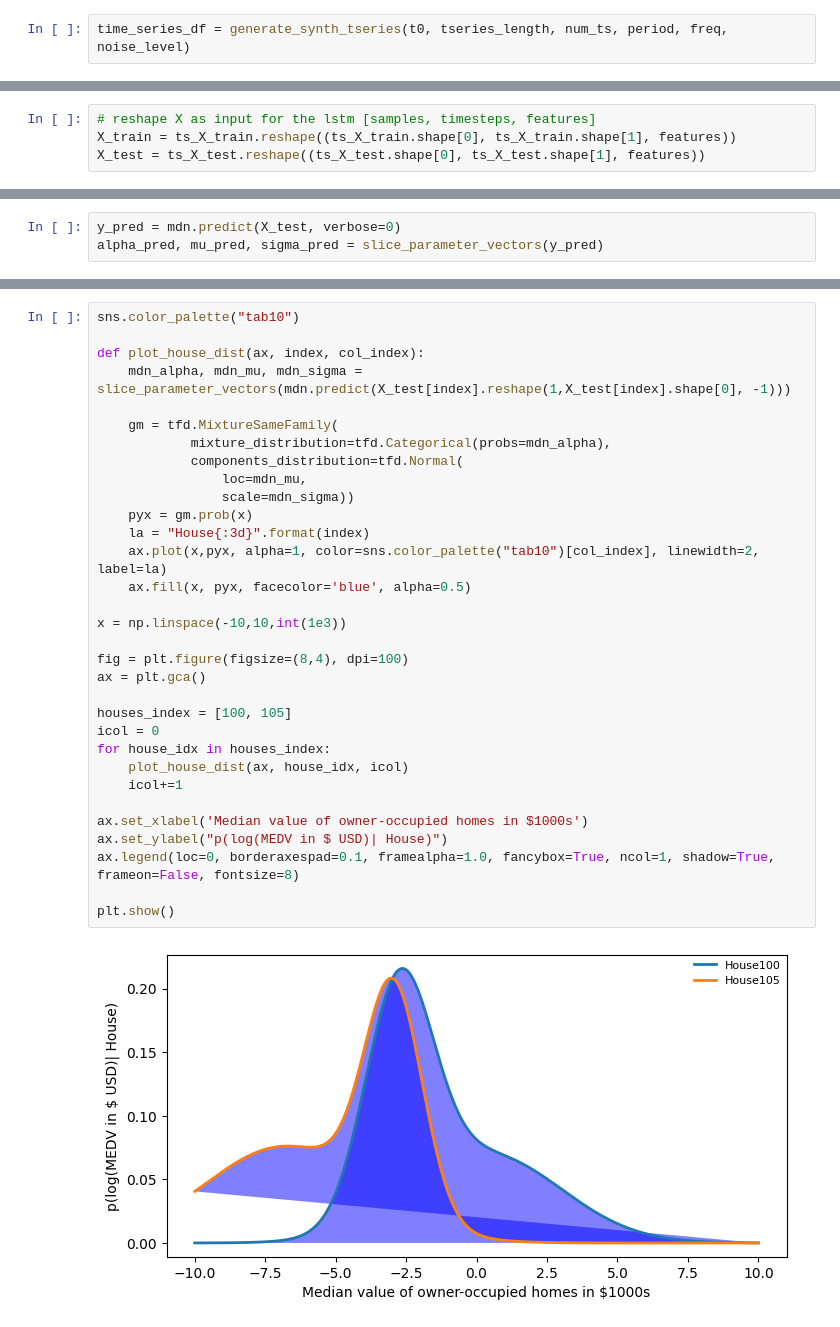
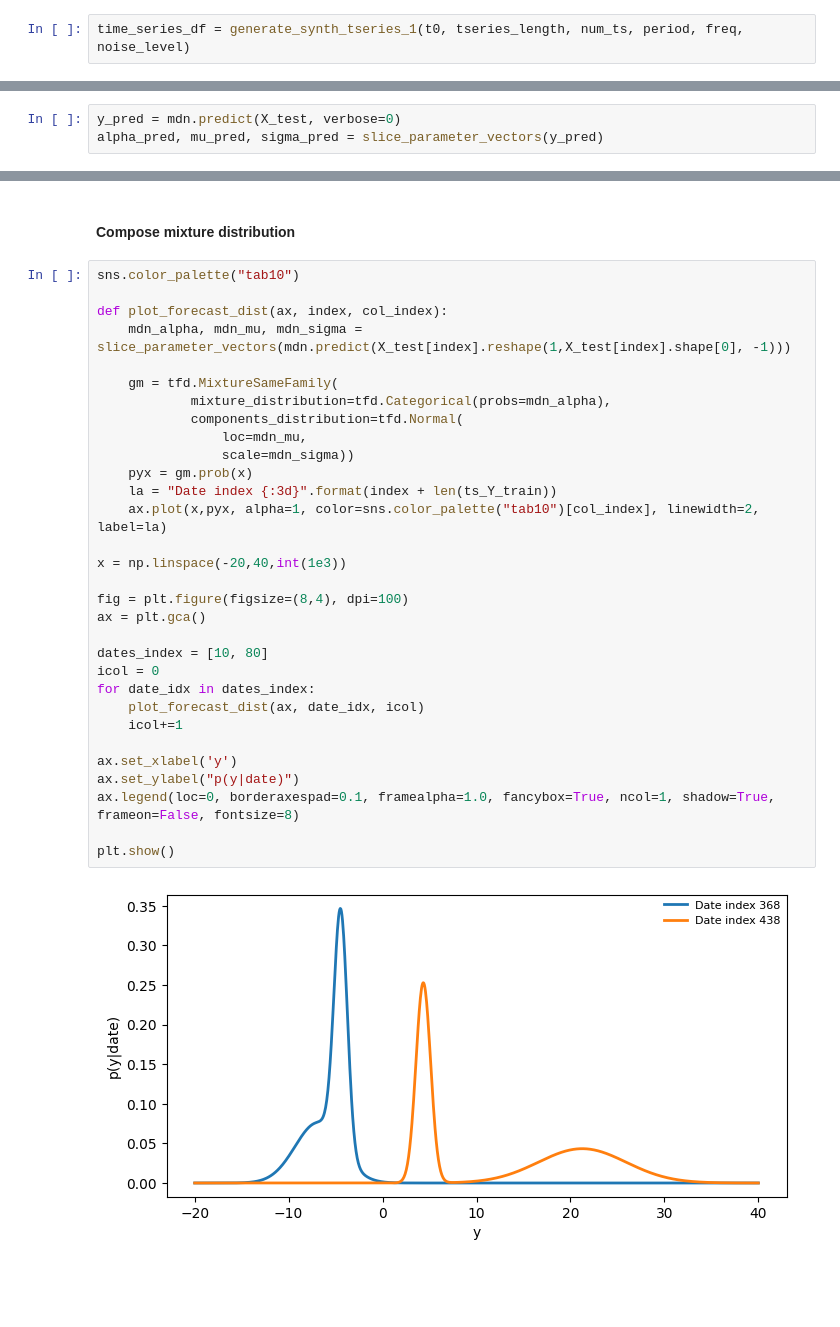
Before and after one commit to next-yolandadelahoz/probabilistic_forecasting, a Jupyter notebook: tutorial_mdn_dqr.ipynb, the cells around one changed output, grey strips where cells are left out. Cells and saved outputs as stored; diff of their text form; blank space fills up the shorter version.

```diff
--- a/tutorial_mdn_dqr.ipynb
+++ b/tutorial_mdn_dqr.ipynb
@@ -193,7 +193,7 @@ noise_level = 0.05 # the level of noise to be added to the whole series
 tseries_length = total_days * 24 # time series length in the selected frequency
 train_days = 15 * 24 # dataset train length in the selected frequency --> 15 days * 24 hours
 # %%
-time_series_df = generate_synth_tseries(t0, tseries_length, num_ts, period, freq, noise_level)
+time_series_df = generate_synth_tseries_1(t0, tseries_length, num_ts, period, freq, noise_level)
 # %% [markdown]
 As we can see in this plot, this particular configuration generate a synthetic seasonal time series dataset of 20 days starting at t0='2016-01-01 00:00:00' and hourly resolution. Cycles have a period pattern of 14 hours.
 
@@ -585,10 +592,6 @@ ts_X_train, ts_Y_train = split_sequence(train_ts.T.values, timesteps)
 # reshape X as input for the lstm [samples, timesteps, features]
 X_train = ts_X_train.reshape((ts_X_train.shape[0], ts_X_train.shape[1], features))
 X_test = ts_X_test.reshape((ts_X_test.shape[0], ts_X_test.shape[1], features))
-# %%
-# reshape X as input for the lstm [samples, timesteps, features]
-X_train = ts_X_train.reshape((ts_X_train.shape[0], ts_X_train.shape[1], features))
-X_test = ts_X_test.reshape((ts_X_test.shape[0], ts_X_test.shape[1], features))
 # %% [markdown]
 We have split the dataset into 118 samples with 2 values (timesteps) each sample
 # %%
@@ -823,34 +768,35 @@ X_test.shape[0]
+# %% [markdown]
+#### Compose mixture distribution
 # %%
 sns.color_palette("tab10")
 
-def plot_house_dist(ax, index, col_index):
+def plot_forecast_dist(ax, index, col_index):
     mdn_alpha, mdn_mu, mdn_sigma = slice_parameter_vectors(mdn.predict(X_test[index].reshape(1,X_test[index].shape[0], -1)))
 
     gm = tfd.MixtureSameFamily(
             mixture_distribution=tfd.Categorical(probs=mdn_alpha),
             components_distribution=tfd.Normal(
                 loc=mdn_mu,
                 scale=mdn_sigma))
     pyx = gm.prob(x)
-    la = "House{:3d}".format(index)
+    la = "Date index {:3d}".format(index + len(ts_Y_train))
     ax.plot(x,pyx, alpha=1, color=sns.color_palette("tab10")[col_index], linewidth=2, label=la)
-    ax.fill(x, pyx, facecolor='blue', alpha=0.5)
 
-x = np.linspace(-10,10,int(1e3))
+x = np.linspace(-20,40,int(1e3))
 
 fig = plt.figure(figsize=(8,4), dpi=100)
 ax = plt.gca()
 
-houses_index = [100, 105]
+dates_index = [10, 80]
 icol = 0
-for house_idx in houses_index:
-    plot_house_dist(ax, house_idx, icol)
+for date_idx in dates_index:
+    plot_forecast_dist(ax, date_idx, icol)
     icol+=1
 
-ax.set_xlabel('Median value of owner-occupied homes in $1000s')
-ax.set_ylabel("p(log(MEDV in $ USD)| House)")
+ax.set_xlabel('y')
+ax.set_ylabel("p(y|date)")
 ax.legend(loc=0, borderaxespad=0.1, framealpha=1.0, fancybox=True, ncol=1, shadow=True, frameon=False, fontsize=8)
 
 plt.show()
 # %% [output]
-[figure, old version]
+[figure, new version]
```
Also changed, not shown: parts of 53 cells of this notebook.
